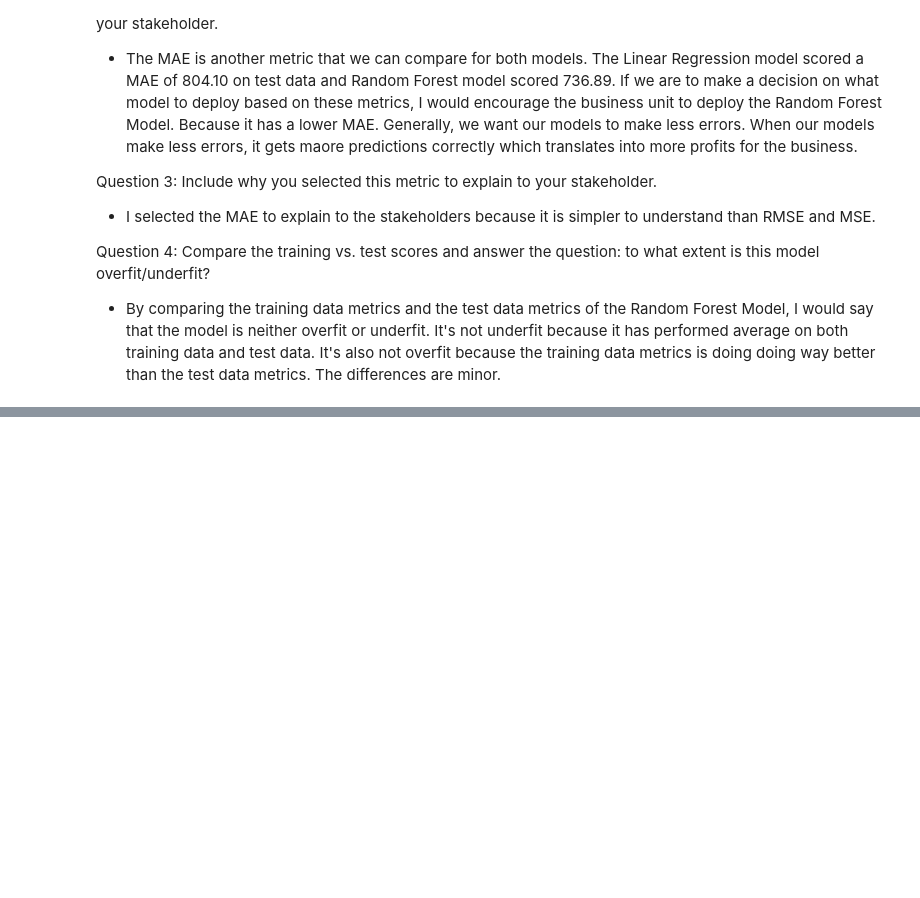
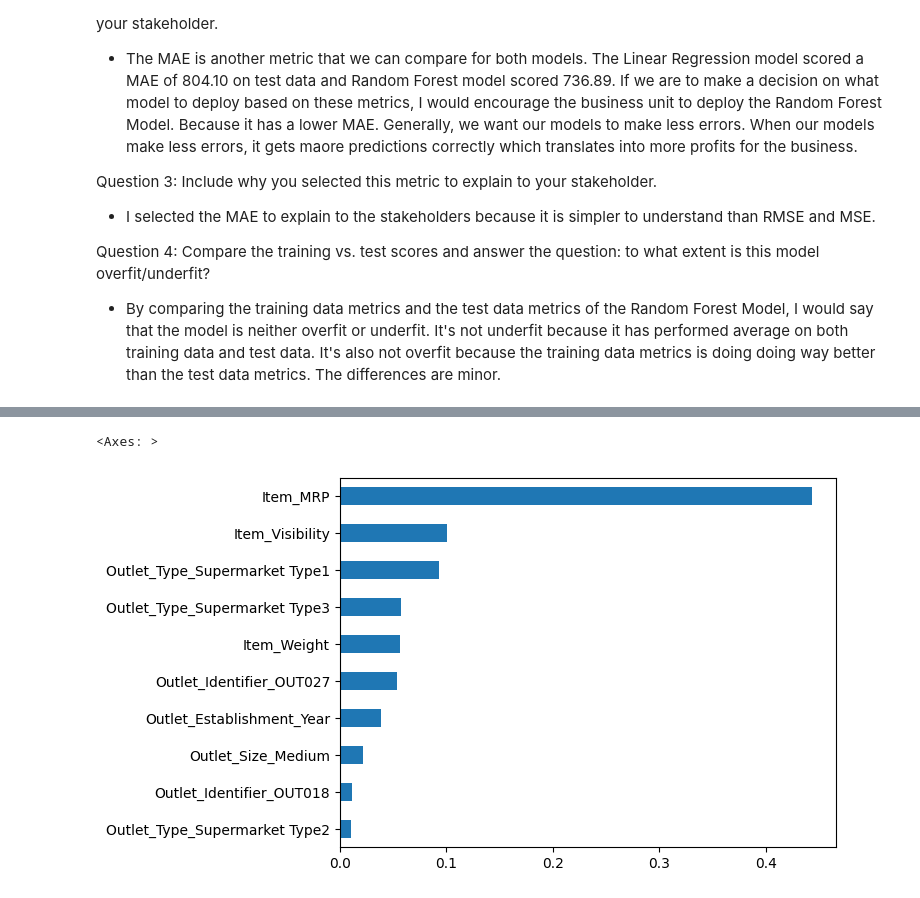
Before and after one commit to henryezikeai/Prediction-of-product-sales, a Jupyter notebook: sales_prediction_model.ipynb, the cells around one changed output, grey strips where cells are left out. Cells and saved outputs as stored; diff of their text form; code cells hidden in the pictures; blank space fills up the shorter version.

```diff
--- a/sales_prediction_model.ipynb
+++ b/sales_prediction_model.ipynb
@@ -397,0 +476,3 @@ It's also not overfit because the training data metrics is doing doing way bette
+# %%
+importances = pd.Series(rf.feature_importances_, index=feature_names)
+importances.sort_values()
@@ -397,0 +497,5 @@ It's also not overfit because the training data metrics is doing doing way bette
+# %%
+importances.sort_values().tail(10).plot(kind='barh')
+# %% [output]
+<Axes: >
+[figure, added]
```
Also changed, not shown: parts of 18 cells of this notebook.
